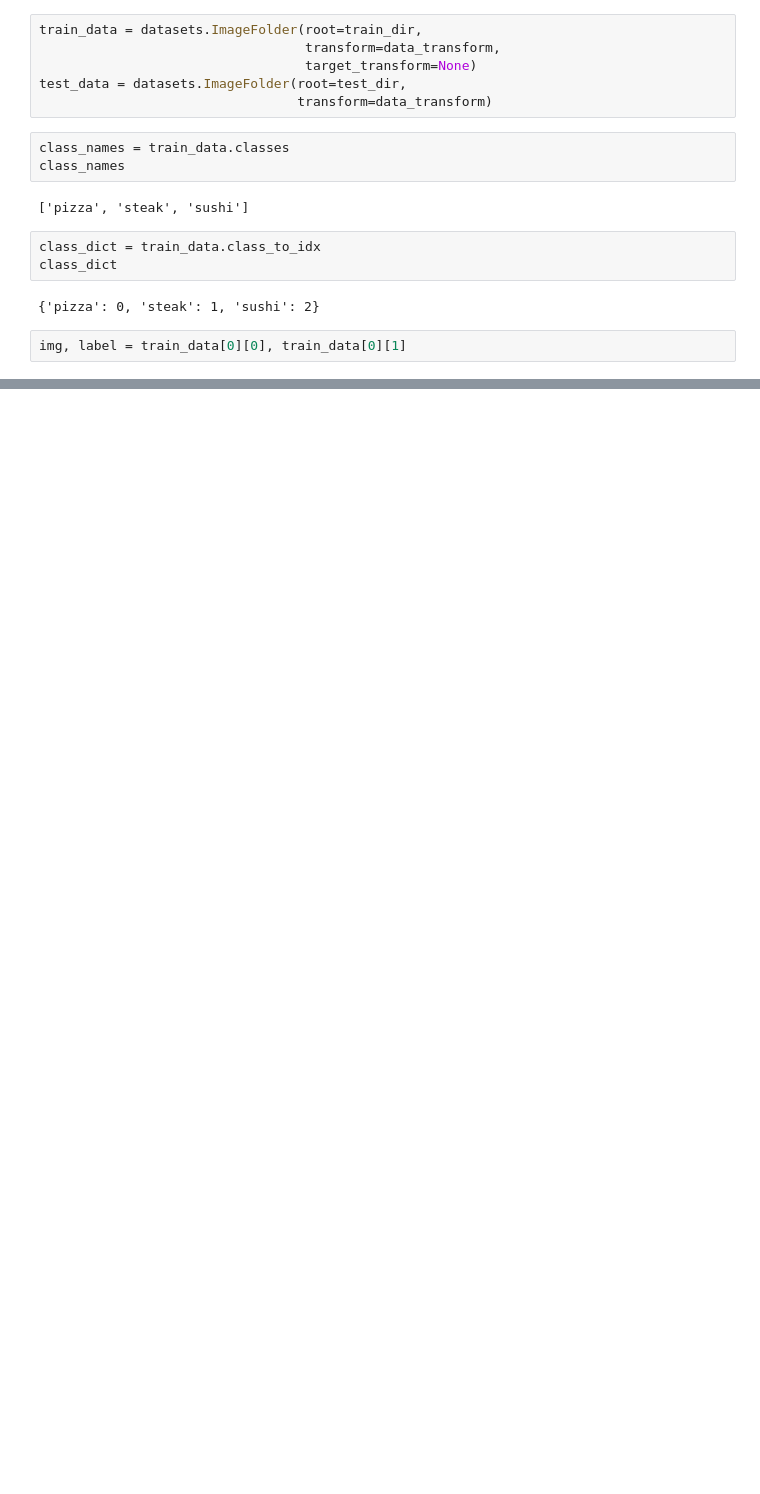
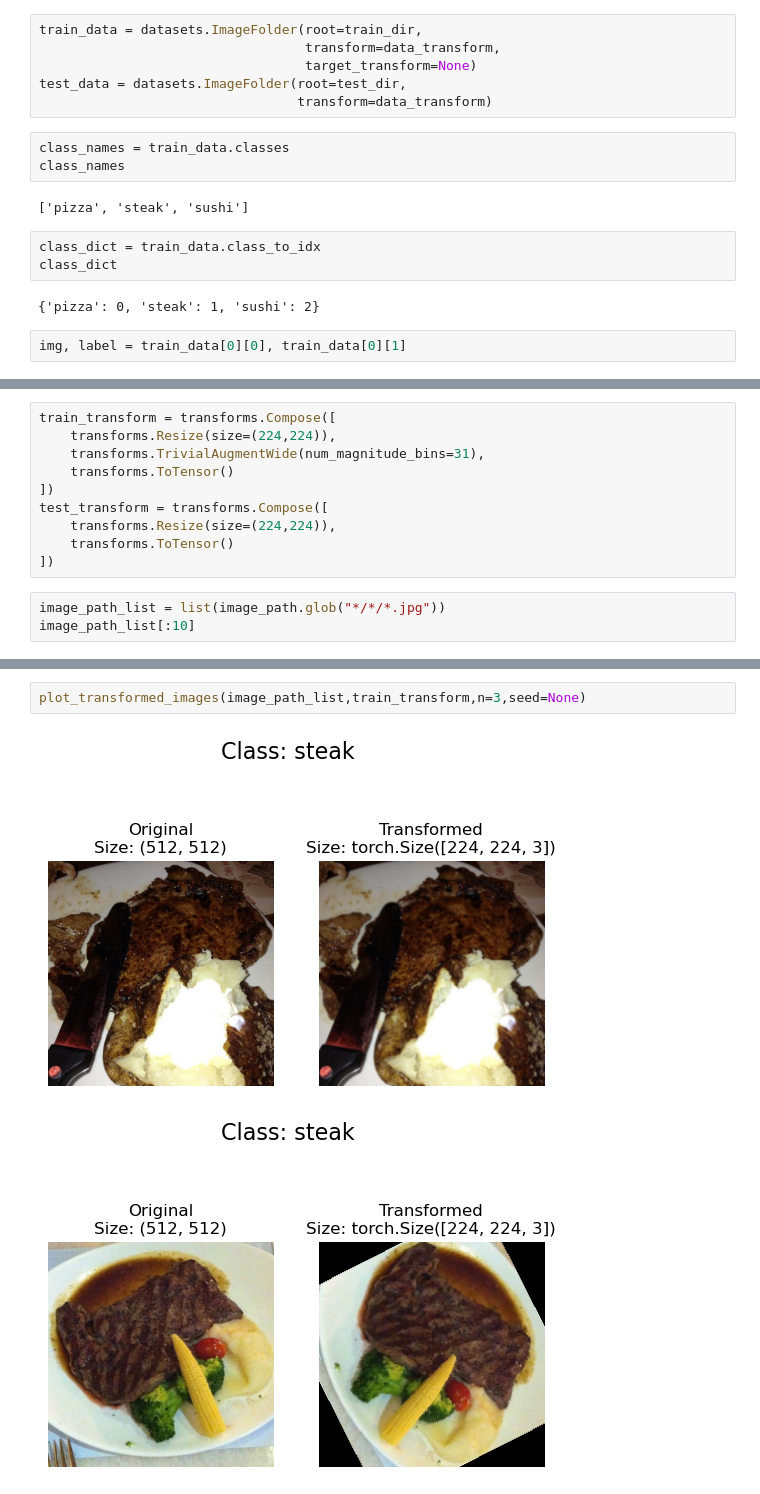
Before and after one commit to cbsezgin/PyTorch, a Jupyter notebook: 04_Pythorch_Custom_Datasets.ipynb, the cells around one changed output, grey strips where cells are left out. Cells and saved outputs as stored; diff of their text form; blank space fills up the shorter version.

```diff
--- a/04_Pythorch_Custom_Datasets.ipynb
+++ b/04_Pythorch_Custom_Datasets.ipynb
@@ -158,0 +309,13 @@ plt.title()
+# %%
+train_transform = transforms.Compose([
+    transforms.Resize(size=(224,224)),
+    transforms.TrivialAugmentWide(num_magnitude_bins=31),
+    transforms.ToTensor()
+])
+test_transform = transforms.Compose([
+    transforms.Resize(size=(224,224)),
+    transforms.ToTensor()
+])
+# %%
+image_path_list = list(image_path.glob("*/*/*.jpg"))
+image_path_list[:10]
@@ -158,0 +333,5 @@ plt.title()
+# %%
+plot_transformed_images(image_path_list,train_transform,n=3,seed=None)
+# %% [output]
+[figure, added]
+[figure, added]
```
Also changed, not shown: parts of 28 cells of this notebook.
